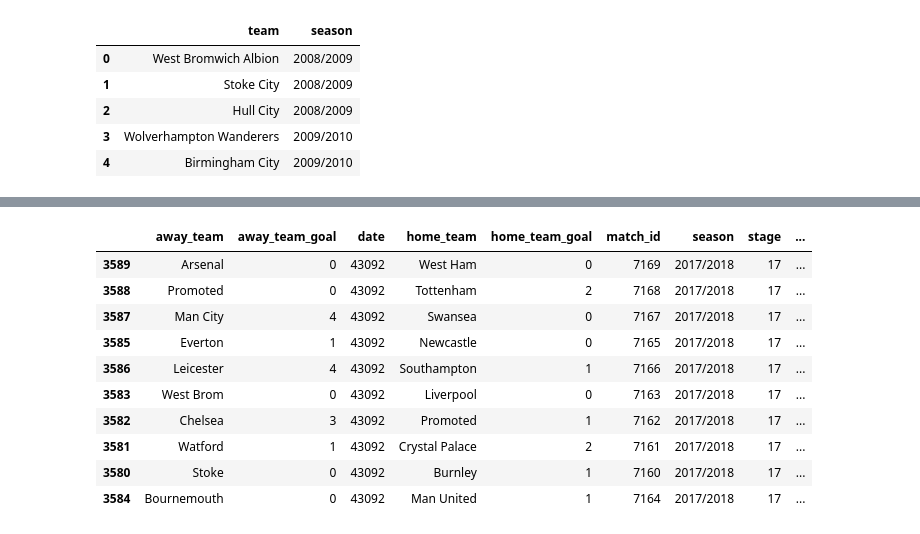
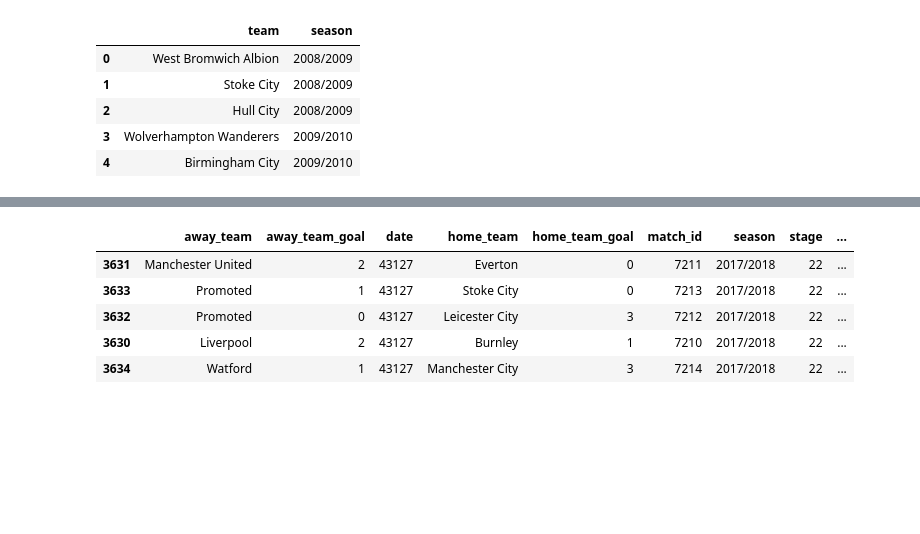
Before and after one commit to opalchonlapat/BabySoccer, a Jupyter notebook: EPL_weekly_predicting.ipynb, the cells around one changed output, grey strips where cells are left out. Saved outputs shown, nothing was run; the diff lists cells and outputs as text; code cells hidden in the pictures; blank space fills up the shorter version.

Commit message:
2nd Edit
- Add all season competition data
- Predict next match
- Reduce season data amount

```diff
--- a/EPL_weekly_predicting.ipynb
+++ b/EPL_weekly_predicting.ipynb
@@ -24,4 +207,5 @@ from subprocess import check_output
 # %%
 # Parameters to change depending on season and wek we are running for
 this_season = '2017/2018'
-this_week = 18
+this_week = int(matches_data_17[-1:]['stage']) + 1
+this_week
@@ -187,0 +214,4 @@ full_matches.tail(100)
+# %%
+matches_schedule = matches_schedule.loc[matches_schedule['stage'] == this_week]
+matches_schedule['match_id'] = match_id
+matches_schedule
@@ -187,0 +230,11 @@ full_matches.tail(100)
+# %%
+# Add to full training data to predict current season
+matches = pd.concat([matches, last_season, matches_schedule])
+matches = matches.reset_index(drop=True)
+convert_team_name(matches)
+# matches
+
+# Create a full set of match data that can be used with feature engineering later
+full_matches = matches.copy()
+# full_matches.match_id.fillna(last_season['match_id'][-1:] + 1)
+full_matches
@@ -188,6 +260,13 @@ full_matches.tail(100)
 # %%
-# full_matches.drop(matches[matches.season == '2008/2009'].index, inplace=True)
-# full_matches.drop(matches[matches.season == '2009/2010'].index, inplace=True)
-# full_matches.drop(matches[matches.season == '2010/2011'].index, inplace=True)
-# full_matches.drop(matches[matches.season == '2011/2012'].index, inplace=True)
-# full_matches
+full_matches.drop(matches[matches.season == '2008/2009'].index, inplace=True)
+full_matches.drop(matches[matches.season == '2009/2010'].index, inplace=True)
+full_matches.drop(matches[matches.season == '2010/2011'].index, inplace=True)
+full_matches.drop(matches[matches.season == '2011/2012'].index, inplace=True)
+# Only use the seasons we require - Optimum appears to be for season 12/13 onwards
+
+# unique_seasons = pd.Series(matches['season'].unique())
+# exclude_seasons = pd.Series(['2008/2009', '2009/2010', '2010/2011', '2011/2012'])
+# include_seasons = unique_seasons[~unique_seasons.isin(exclude_seasons)]
+# full_matches = full_matches.loc[full_matches['season'].isin(include_seasons)]
+#full_matches.reset_index(drop=True, inplace=True)
+full_matches
@@ -321,38 +430,33 @@ train_match_features.tail()
 # %%
 # Get the target results for training
 
 # Function to determine whether result is a win/draw/lose
 def determine_home_result(match):
     if match['home_team_goal'] > match['away_team_goal']:
         return 'win'
     elif match['home_team_goal'] < match['away_team_goal']:
         return 'lose'
     else:
         return 'draw'
 
 
-#  Add the home team result column to the matches dataframe
+#  Add the home team result column to the matches dataframe
 full_matches['home_team_result'] = full_matches.apply(determine_home_result, axis=1)
 
 # To predict this season, this week, remove latest week from training results
 train_matches = full_matches.loc[(full_matches['season'] != this_season) |
                                               (full_matches['season'] == this_season) &
                                                   (full_matches['stage'] < this_week)].copy()
 
 targets = train_matches['home_team_result'].values
-train_matches.tail(10)
+train_matches.tail()
 # %% [output]
 |  | away_team | away_team_goal | date | home_team | home_team_goal | match_id | season | stage | ... |
-| 3589 | Arsenal | 0 | 43092 | West Ham | 0 | 7169 | 2017/2018 | 17 | ... |
-| 3588 | Promoted | 0 | 43092 | Tottenham | 2 | 7168 | 2017/2018 | 17 | ... |
-| 3587 | Man City | 4 | 43092 | Swansea | 0 | 7167 | 2017/2018 | 17 | ... |
-| 3585 | Everton | 1 | 43092 | Newcastle | 0 | 7165 | 2017/2018 | 17 | ... |
-| 3586 | Leicester | 4 | 43092 | Southampton | 1 | 7166 | 2017/2018 | 17 | ... |
-| 3583 | West Brom | 0 | 43092 | Liverpool | 0 | 7163 | 2017/2018 | 17 | ... |
-| 3582 | Chelsea | 3 | 43092 | Promoted | 1 | 7162 | 2017/2018 | 17 | ... |
-| 3581 | Watford | 1 | 43092 | Crystal Palace | 2 | 7161 | 2017/2018 | 17 | ... |
-| 3580 | Stoke | 0 | 43092 | Burnley | 1 | 7160 | 2017/2018 | 17 | ... |
-| 3584 | Bournemouth | 0 | 43092 | Man United | 1 | 7164 | 2017/2018 | 17 | ... |
+| 3631 | Manchester United | 2 | 43127 | Everton | 0 | 7211 | 2017/2018 | 22 | ... |
+| 3633 | Promoted | 1 | 43127 | Stoke City | 0 | 7213 | 2017/2018 | 22 | ... |
+| 3632 | Promoted | 0 | 43127 | Leicester City | 3 | 7212 | 2017/2018 | 22 | ... |
+| 3630 | Liverpool | 2 | 43127 | Burnley | 1 | 7210 | 2017/2018 | 22 | ... |
+| 3634 | Watford | 1 | 43127 | Manchester City | 3 | 7214 | 2017/2018 | 22 | ... |
 # %%
 # Get the test matches in correct format:
 
```
Also changed, not shown: parts of 22 cells of this notebook.
